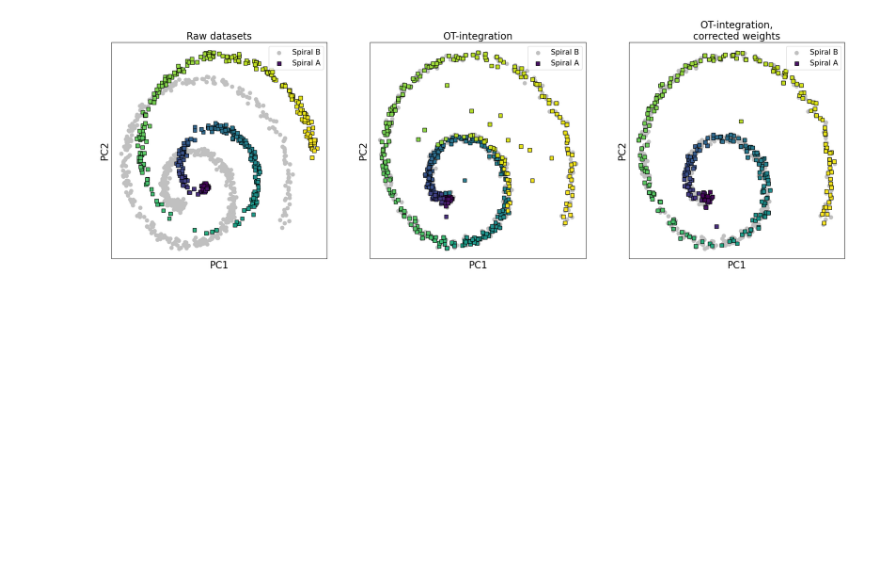
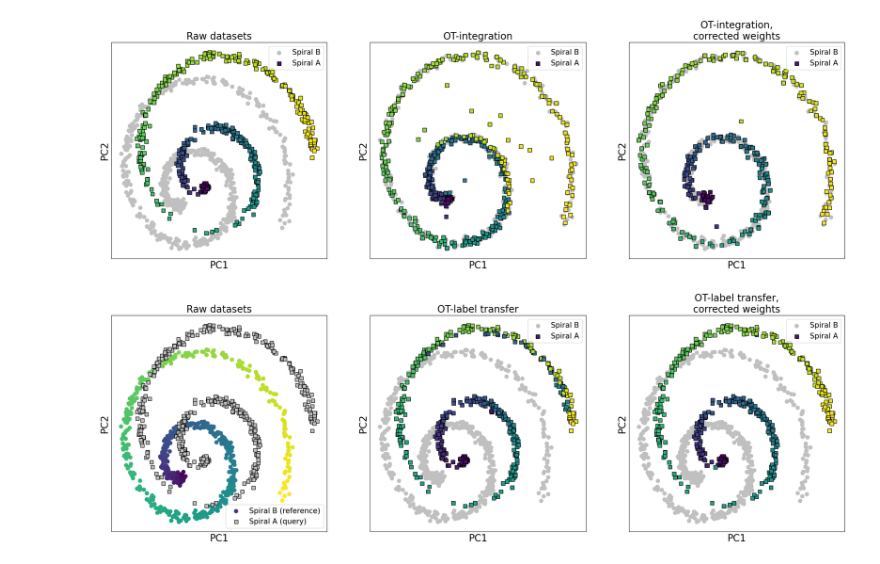
Before and after one commit to sysbio-curie/transmorph, a Jupyter notebook: examples/spirals.ipynb, the cells around one changed output. Cells and saved outputs as stored; diff of their text form; code cells hidden in the pictures; blank space fills up the shorter version.

```diff
--- a/examples/spirals.ipynb
+++ b/examples/spirals.ipynb
@@ -128,3 +128,45 @@ plt.title('OT-integration,\ncorrected weights', fontsize=20)
 pass
 # %% [output]
 [figure]
+# %%
+colors_stu = w_unweighted.label_transfer(colors_t)
+colors_stw = w_weighted.label_transfer(colors_t)
+# %%
+# Optimal transport
+
+plt.style.use('default')
+
+plt.figure(figsize=(27,8))
+
+plt.subplot(1,3,1)
+plt.scatter(*yt_pca.T, s=60, c=colors_t, label='Spiral B (reference)')
+plt.scatter(*xs_pca.T, s=60, c='silver', cmap='viridis', ec='k', label='Spiral A (query)', marker='s')
+plt.xlabel("PC1", fontsize=20)
+plt.ylabel("PC2", fontsize=20)
+plt.xticks([])
+plt.yticks([])
+plt.legend(fontsize=15)
+plt.title('Raw datasets', fontsize=20)
+
+plt.subplot(1,3,2)
+plt.scatter(*yt_pca.T, s=60, c='silver', label='Spiral B')
+plt.scatter(*xs_pca.T, s=60, c=colors_stu, cmap='viridis', ec='k', label='Spiral A', marker='s')
+plt.xlabel("PC1", fontsize=20)
+plt.ylabel("PC2", fontsize=20)
+plt.xticks([])
+plt.yticks([])
+plt.legend(fontsize=15)
+plt.title('OT-label transfer', fontsize=20)
+
+plt.subplot(1,3,3)
+plt.scatter(*yt_pca.T, s=60, c='silver', label='Spiral B')
+plt.scatter(*xs_pca.T, s=60, c=colors_stw, cmap='viridis', ec='k', label='Spiral A', marker='s')
+plt.xlabel("PC1", fontsize=20)
+plt.ylabel("PC2", fontsize=20)
+plt.xticks([])
+plt.yticks([])
+plt.legend(fontsize=15)
+plt.title('OT-label transfer,\ncorrected weights', fontsize=20)
+pass
+# %% [output]
+[figure, added]
```
Also changed, not shown: 6 other files.
